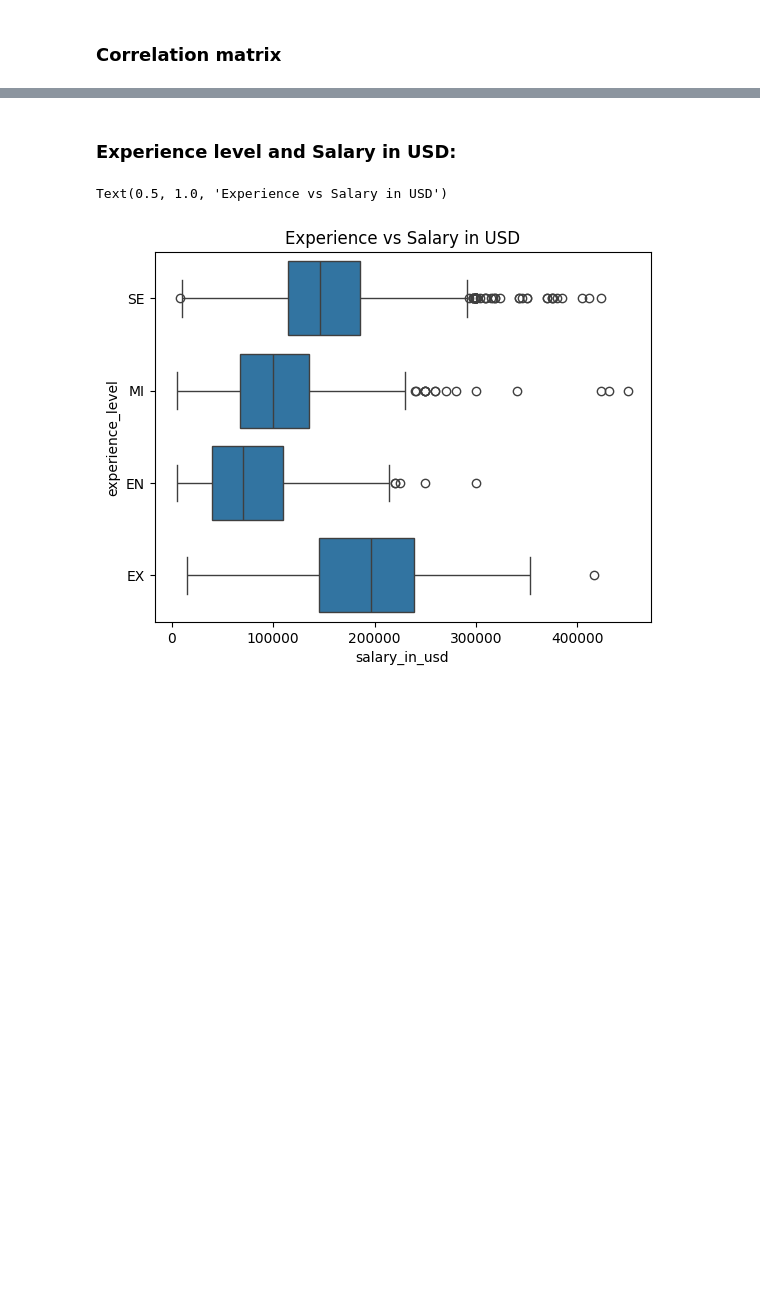
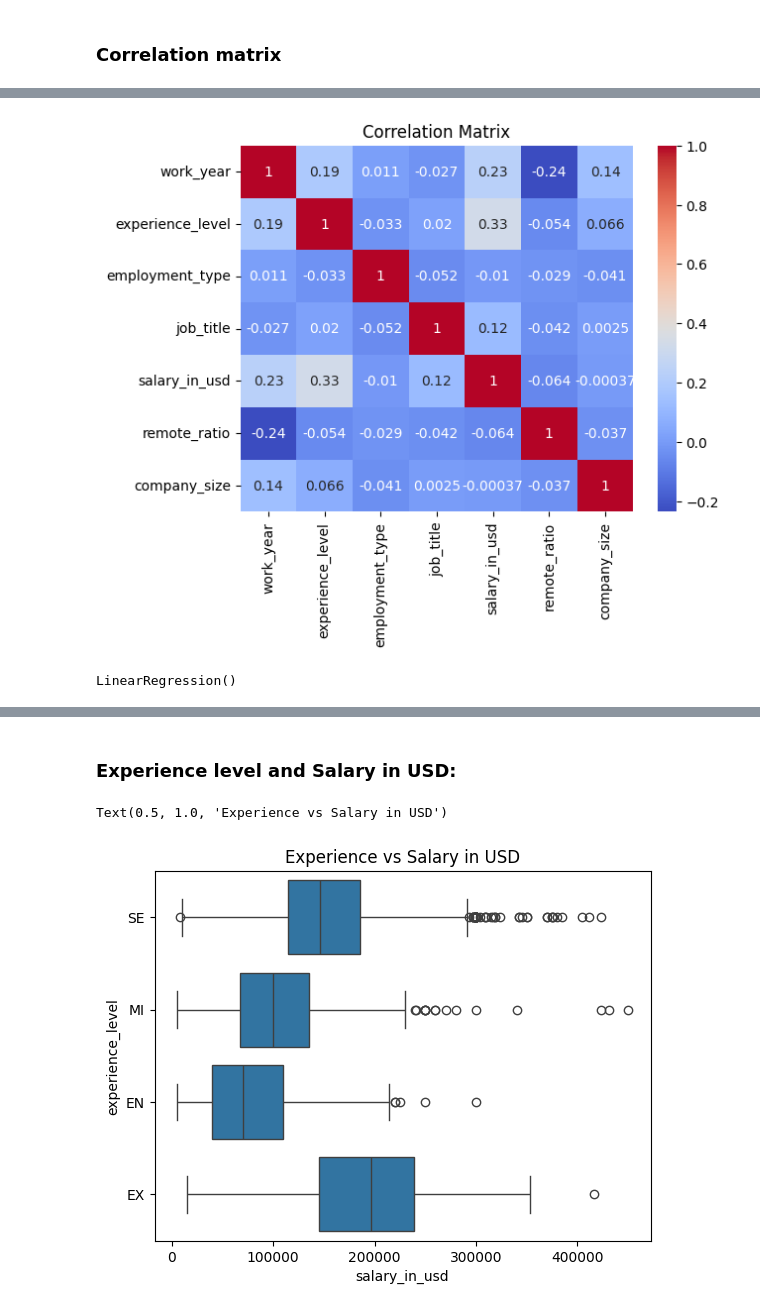
Before and after one commit to santiloc-hub/Data-Science-Salary-Analisis, a Jupyter notebook: Main.ipynb, the cells around one changed output, grey strips where cells are left out. Saved outputs shown, nothing was run; the diff lists cells and outputs as text; code cells hidden in the pictures; blank space fills up the shorter version.

Commit message:
Linear regresion model

```diff
--- a/Main.ipynb
+++ b/Main.ipynb
@@ -203,0 +207,18 @@ plt.show()
+# %%
+##data_encoded.drop(['employment_type','work_year','remote_ratio','company_size'],axis=1,inplace=True)
+Correlation_matrix=data_encoded.corr()
+sns.heatmap(Correlation_matrix,annot=True,cmap='coolwarm')
+plt.title('Correlation Matrix')
+plt.show()
+# %% [output]
+[figure, added]
+# %%
+X = data_encoded[['experience_level','job_title']]
+y = data_encoded['salary_in_usd']
+
+X_train, X_test, y_train, y_test = train_test_split(X, y, test_size=0.2, random_state=42)
+
+modelo = LinearRegression()
+modelo.fit(X_train, y_train)
+# %% [output]
+LinearRegression()
```
Also changed, not shown: parts of 8 cells of this notebook.
